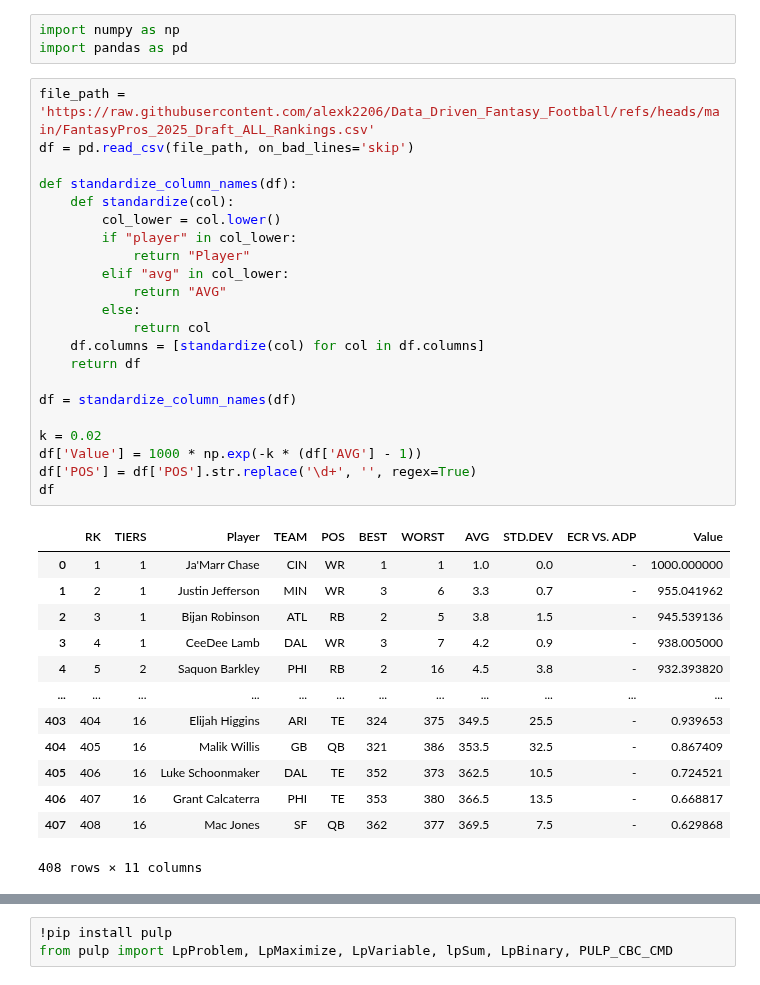
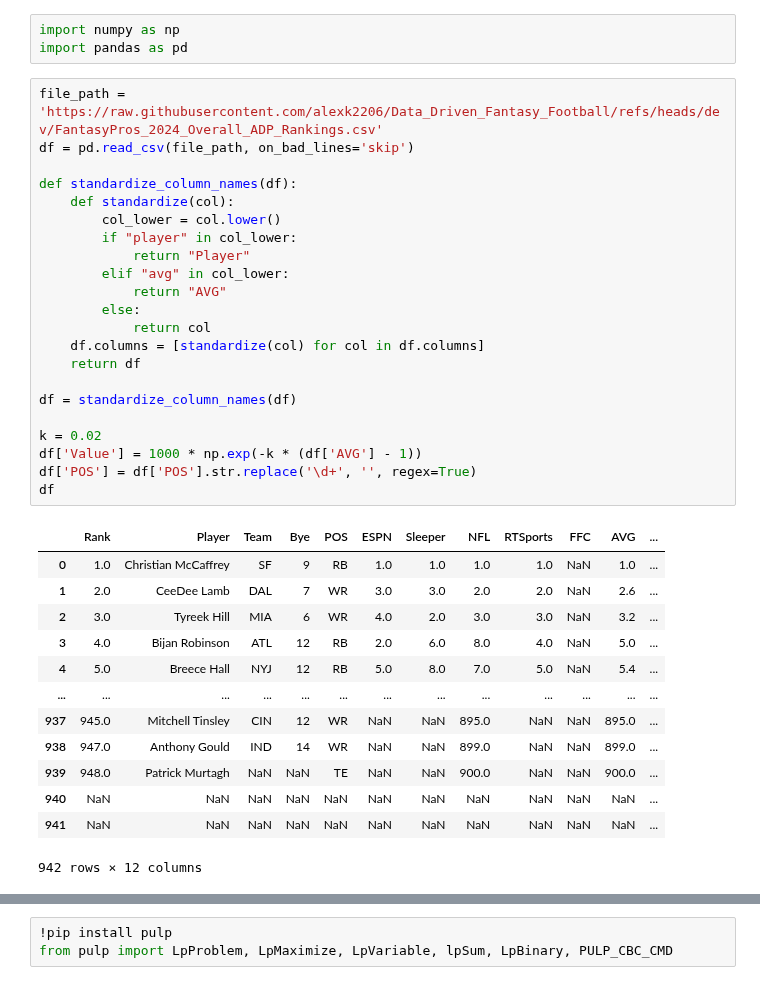
Before and after one commit to alexk2206/Data_Driven_Fantasy_Football, a Jupyter notebook: PULP.ipynb, the cells around one changed output, grey strips where cells are left out. Drawn from its saved outputs; the diff is of its cells as text.

```diff
--- a/PULP.ipynb
+++ b/PULP.ipynb
@@ -4,41 +4,41 @@
 import numpy as np
 import pandas as pd
 # %%
-file_path = 'https://raw.githubusercontent.com/alexk2206/Data_Driven_Fantasy_Football/refs/heads/main/FantasyPros_2025_Draft_ALL_Rankings.csv'
+file_path = 'https://raw.githubusercontent.com/alexk2206/Data_Driven_Fantasy_Football/refs/heads/dev/FantasyPros_2024_Overall_ADP_Rankings.csv'
 df = pd.read_csv(file_path, on_bad_lines='skip')
 
 def standardize_column_names(df):
     def standardize(col):
         col_lower = col.lower()
         if "player" in col_lower:
             return "Player"
         elif "avg" in col_lower:
             return "AVG"
         else:
             return col
     df.columns = [standardize(col) for col in df.columns]
     return df
 
 df = standardize_column_names(df)
 
 k = 0.02
 df['Value'] = 1000 * np.exp(-k * (df['AVG'] - 1))
 df['POS'] = df['POS'].str.replace('\d+', '', regex=True)
 df
 # %% [output]
-|  | RK | TIERS | Player | TEAM | POS | BEST | WORST | AVG | STD.DEV | ECR VS. ADP | Value |
-| 0 | 1 | 1 | Ja'Marr Chase | CIN | WR | 1 | 1 | 1.0 | 0.0 | - | 1000.000000 |
-| 1 | 2 | 1 | Justin Jefferson | MIN | WR | 3 | 6 | 3.3 | 0.7 | - | 955.041962 |
-| 2 | 3 | 1 | Bijan Robinson | ATL | RB | 2 | 5 | 3.8 | 1.5 | - | 945.539136 |
-| 3 | 4 | 1 | CeeDee Lamb | DAL | WR | 3 | 7 | 4.2 | 0.9 | - | 938.005000 |
-| 4 | 5 | 2 | Saquon Barkley | PHI | RB | 2 | 16 | 4.5 | 3.8 | - | 932.393820 |
-| ... | ... | ... | ... | ... | ... | ... | ... | ... | ... | ... | ... |
-| 403 | 404 | 16 | Elijah Higgins | ARI | TE | 324 | 375 | 349.5 | 25.5 | - | 0.939653 |
-| 404 | 405 | 16 | Malik Willis | GB | QB | 321 | 386 | 353.5 | 32.5 | - | 0.867409 |
-| 405 | 406 | 16 | Luke Schoonmaker | DAL | TE | 352 | 373 | 362.5 | 10.5 | - | 0.724521 |
-| 406 | 407 | 16 | Grant Calcaterra | PHI | TE | 353 | 380 | 366.5 | 13.5 | - | 0.668817 |
-| 407 | 408 | 16 | Mac Jones | SF | QB | 362 | 377 | 369.5 | 7.5 | - | 0.629868 |
+|  | Rank | Player | Team | Bye | POS | ESPN | Sleeper | NFL | RTSports | FFC | AVG | ... |
+| 0 | 1.0 | Christian McCaffrey | SF | 9 | RB | 1.0 | 1.0 | 1.0 | 1.0 | NaN | 1.0 | ... |
+| 1 | 2.0 | CeeDee Lamb | DAL | 7 | WR | 3.0 | 3.0 | 2.0 | 2.0 | NaN | 2.6 | ... |
+| 2 | 3.0 | Tyreek Hill | MIA | 6 | WR | 4.0 | 2.0 | 3.0 | 3.0 | NaN | 3.2 | ... |
+| 3 | 4.0 | Bijan Robinson | ATL | 12 | RB | 2.0 | 6.0 | 8.0 | 4.0 | NaN | 5.0 | ... |
+| 4 | 5.0 | Breece Hall | NYJ | 12 | RB | 5.0 | 8.0 | 7.0 | 5.0 | NaN | 5.4 | ... |
+| ... | ... | ... | ... | ... | ... | ... | ... | ... | ... | ... | ... | ... |
+| 937 | 945.0 | Mitchell Tinsley | CIN | 12 | WR | NaN | NaN | 895.0 | NaN | NaN | 895.0 | ... |
+| 938 | 947.0 | Anthony Gould | IND | 14 | WR | NaN | NaN | 899.0 | NaN | NaN | 899.0 | ... |
+| 939 | 948.0 | Patrick Murtagh | NaN | NaN | TE | NaN | NaN | 900.0 | NaN | NaN | 900.0 | ... |
+| 940 | NaN | NaN | NaN | NaN | NaN | NaN | NaN | NaN | NaN | NaN | NaN | ... |
+| 941 | NaN | NaN | NaN | NaN | NaN | NaN | NaN | NaN | NaN | NaN | NaN | ... |
-408 rows × 11 columns
+942 rows × 12 columns
 # %%
 df = df[['Player', 'POS', 'Value']].dropna()
 
```
Also changed, not shown: parts of 7 cells of this notebook.
